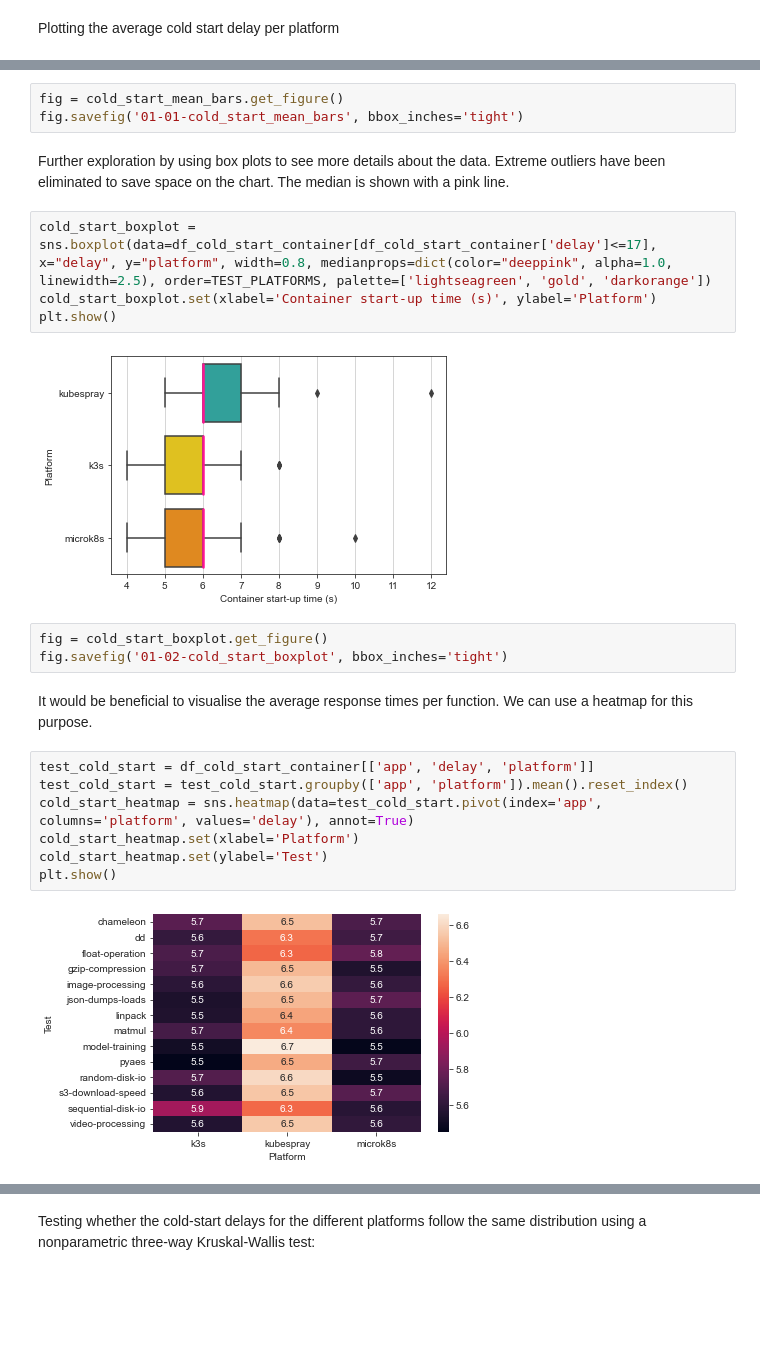
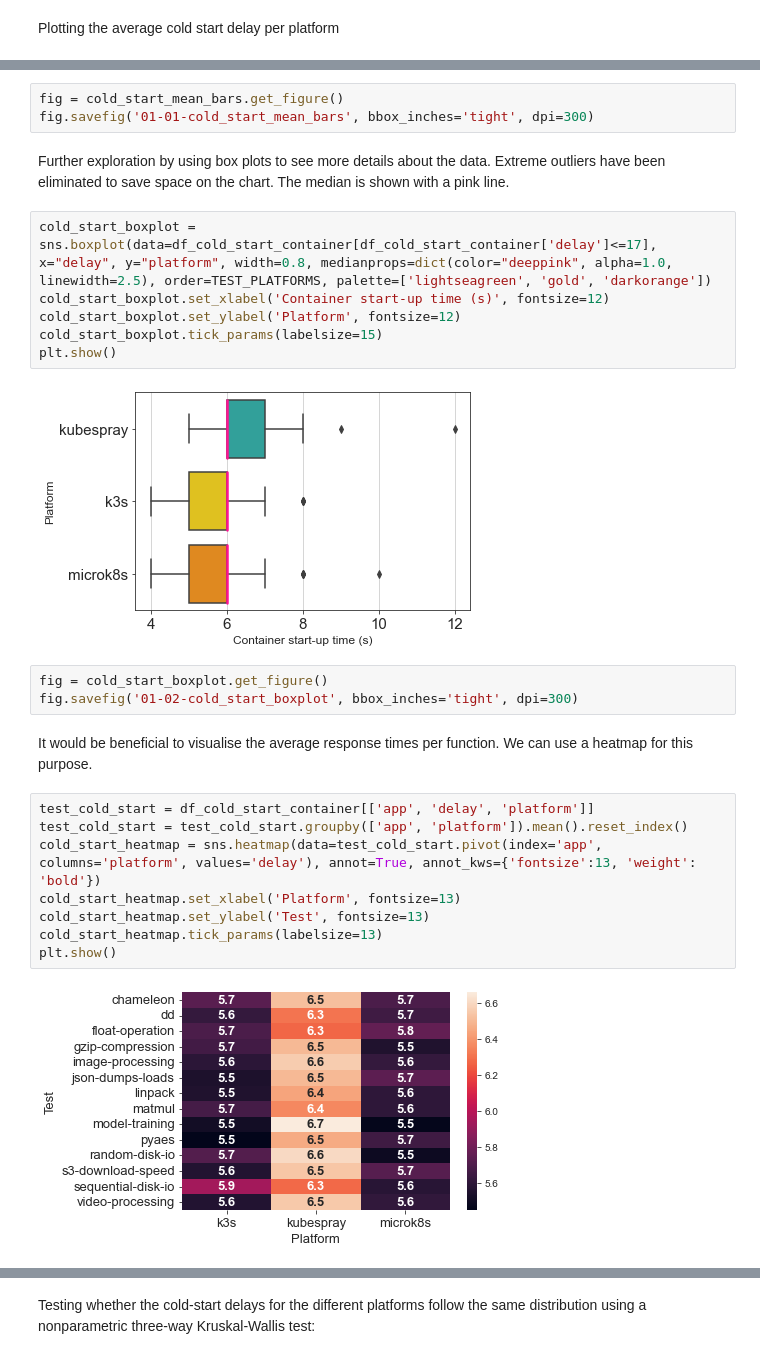
Before and after one commit to korvoj/k8s-distributions-iot-edge, a Jupyter notebook: k8s-distributions-iot-edge.ipynb, the cells around one changed output, grey strips where cells are left out. Cells and saved outputs as stored; diff of their text form; blank space fills up the shorter version.

Commit message:
improve readability of figures

```diff
--- a/k8s-distributions-iot-edge.ipynb
+++ b/k8s-distributions-iot-edge.ipynb
@@ -93,27 +94,30 @@ for ax in cold_start_mean_bars.patches:
 # %%
 fig = cold_start_mean_bars.get_figure()
-fig.savefig('01-01-cold_start_mean_bars', bbox_inches='tight')
+fig.savefig('01-01-cold_start_mean_bars', bbox_inches='tight', dpi=300)
 # %% [markdown]
 Further exploration by using box plots to see more details about the data. Extreme outliers have been eliminated to save space on the chart. The median is shown with a pink line.
 # %%
 cold_start_boxplot = sns.boxplot(data=df_cold_start_container[df_cold_start_container['delay']<=17], x="delay", y="platform", width=0.8, medianprops=dict(color="deeppink", alpha=1.0, linewidth=2.5), order=TEST_PLATFORMS, palette=['lightseagreen', 'gold', 'darkorange'])
-cold_start_boxplot.set(xlabel='Container start-up time (s)', ylabel='Platform')
+cold_start_boxplot.set_xlabel('Container start-up time (s)', fontsize=12)
+cold_start_boxplot.set_ylabel('Platform', fontsize=12)
+cold_start_boxplot.tick_params(labelsize=15)
 plt.show()
 # %% [output]
-[figure, old version]
+[figure, new version]
 # %%
 fig = cold_start_boxplot.get_figure()
-fig.savefig('01-02-cold_start_boxplot', bbox_inches='tight')
+fig.savefig('01-02-cold_start_boxplot', bbox_inches='tight', dpi=300)
 # %% [markdown]
 It would be beneficial to visualise the average response times per function. We can use a heatmap for this purpose.
 # %%
 test_cold_start = df_cold_start_container[['app', 'delay', 'platform']]
 test_cold_start = test_cold_start.groupby(['app', 'platform']).mean().reset_index()
-cold_start_heatmap = sns.heatmap(data=test_cold_start.pivot(index='app', columns='platform', values='delay'), annot=True)
-cold_start_heatmap.set(xlabel='Platform')
-cold_start_heatmap.set(ylabel='Test')
+cold_start_heatmap = sns.heatmap(data=test_cold_start.pivot(index='app', columns='platform', values='delay'), annot=True, annot_kws={'fontsize':13, 'weight': 'bold'})
+cold_start_heatmap.set_xlabel('Platform', fontsize=13)
+cold_start_heatmap.set_ylabel('Test', fontsize=13)
+cold_start_heatmap.tick_params(labelsize=13)
 plt.show()
 # %% [output]
-[figure, old version]
+[figure, new version]
 # %%
 fig = cold_start_heatmap.get_figure()
```
Also changed, not shown: parts of 16 cells of this notebook, 9 other files.
